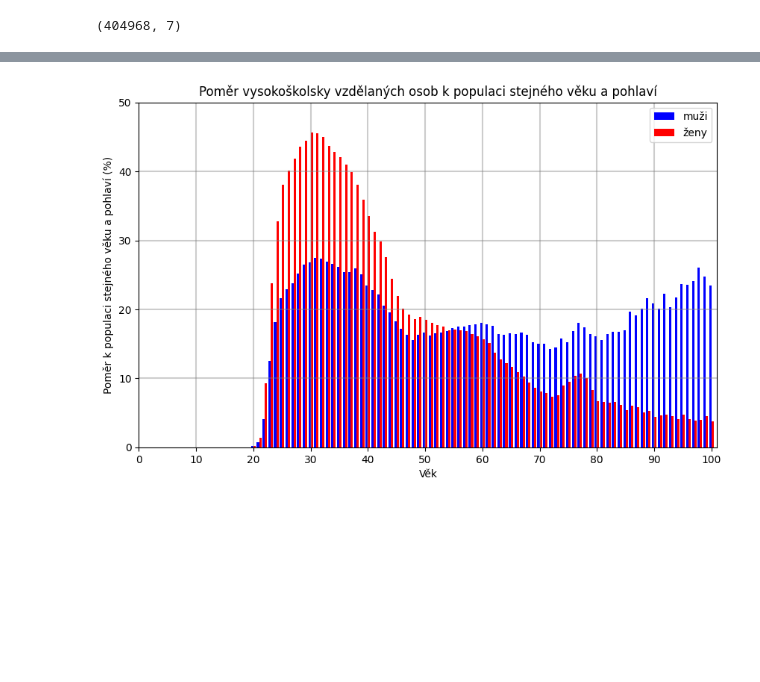
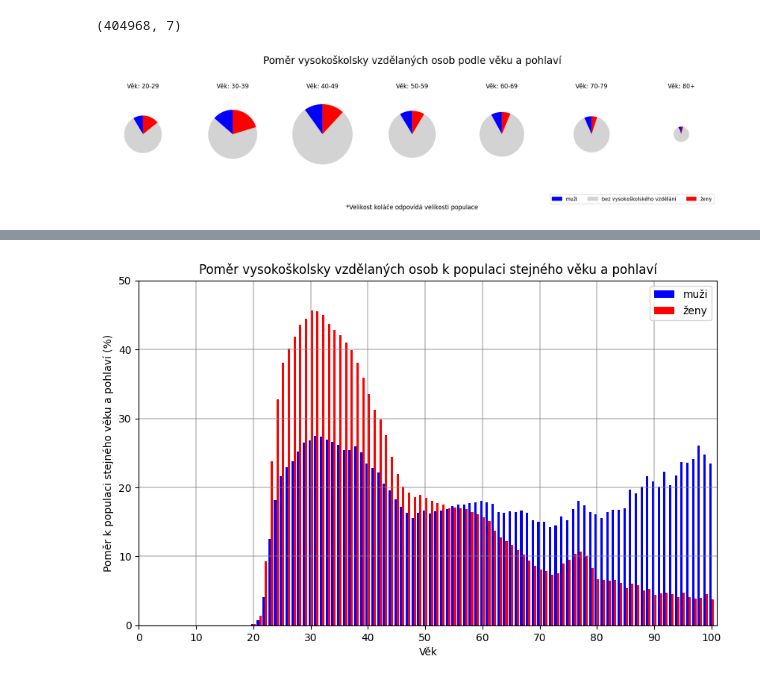
Before and after one commit to dominik-sv/Population-Data, a Jupyter notebook: education.ipynb, the cells around one changed output, grey strips where cells are left out. Drawn from its saved outputs; the diff is of its cells as text; code cells hidden in the pictures; blank space fills up the shorter version.

```diff
--- a/education.ipynb
+++ b/education.ipynb
@@ -79,0 +115,40 @@ df_perc = education.pivot(index = 'Věk', columns = 'Pohlaví', values = 'Poměr
+# %%
+ages = df_edu_age['Věk'].tolist()
+n = len(ages)
+fig, axes = plt.subplots(nrows=1, ncols=n, figsize=(2.5*n, 4), constrained_layout = True)
+
+for ax, age in zip(axes, ages):
+    edu_m = df_edu_age .loc[df_edu_age ['Věk']==age, 'muž'].iloc[0]
+    pop_m = df_pop_age .loc[df_pop_age ['Věk']==age, 'muž'].iloc[0]
+    edu_f = df_edu_age .loc[df_edu_age ['Věk']==age, 'žena'].iloc[0]
+    pop_f = df_pop_age .loc[df_pop_age ['Věk']==age, 'žena'].iloc[0]
+
+    ax.pie(
+        [edu_m, pop_m + pop_f - edu_m - edu_f, edu_f],
+        colors=['blue','lightgray','red'],
+        startangle=90,
+        radius=(pop_m + pop_f) / 2_000_000,
+    )
+
+    ax.set_title(f'Věk: {age}')
+
+blue_patch  = mpatches.Patch(color='blue',   label='muži')
+gray_patch  = mpatches.Patch(color='lightgray', label='bez vysokoškolského vzdělání')
+red_patch   = mpatches.Patch(color='red',    label='ženy')
+
+fig.suptitle('Poměr vysokoškolsky vzdělaných osob podle věku a pohlaví',fontsize=20, y=1.05)
+handles, labels = axes[0].get_legend_handles_labels()
+fig.legend([blue_patch, gray_patch, red_patch], ['muži', 'bez vysokoškolského vzdělání', 'ženy'],
+           loc='upper center', bbox_to_anchor=(0.85, 0.1), ncol=3)
+fig.text(0.5, -0.02,
+         "*Velikost koláče odpovídá velikosti populace",
+         ha="center", fontsize=12)
+plt.show()
+
+fig.savefig(
+    "populace_vzdelani_podle_vekove_skupiny.pdf",
+    format="pdf",
+    bbox_inches="tight"
+)
+# %% [output]
+[figure, added]
```
Also changed, not shown: parts of 9 cells of this notebook, 2 other files.
